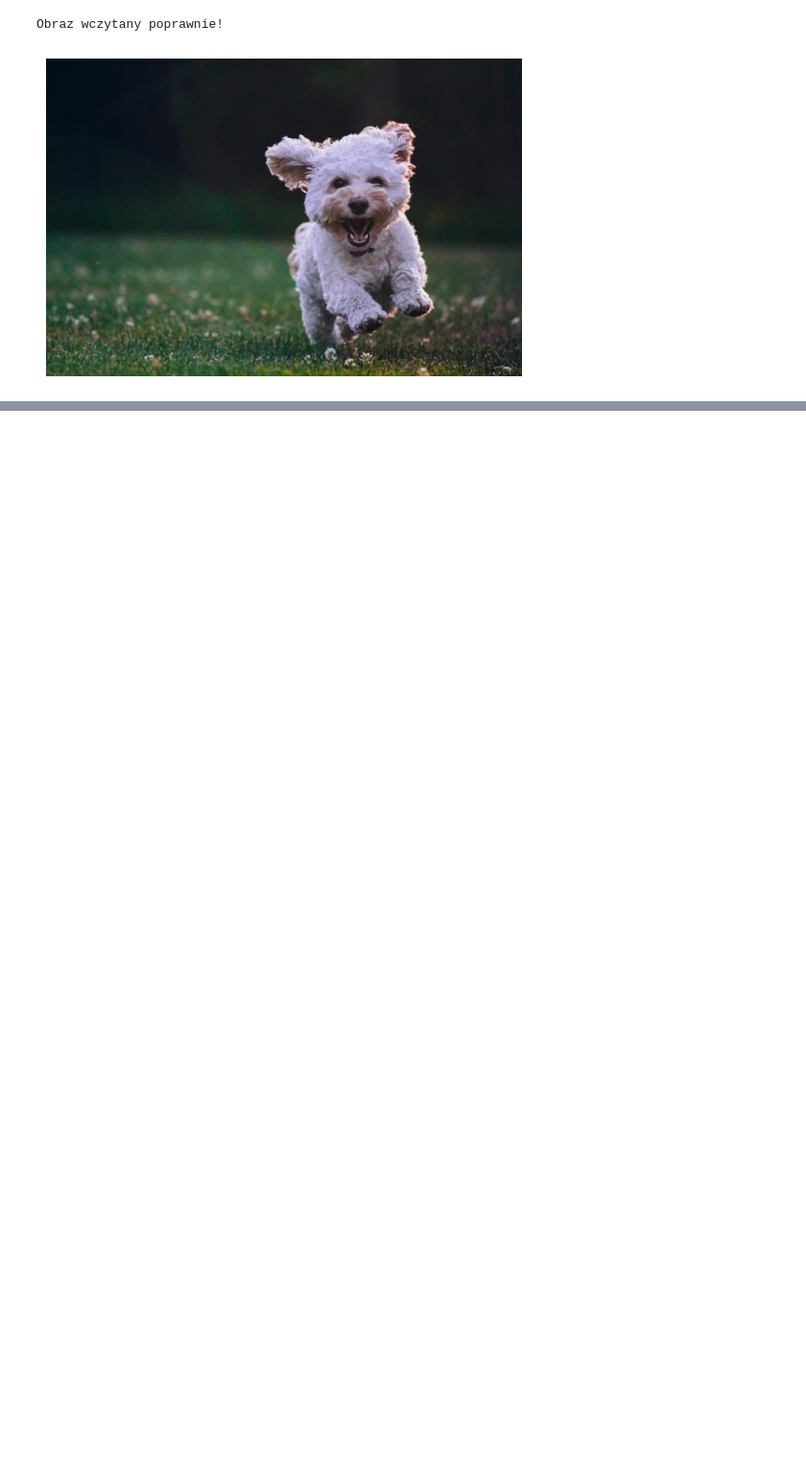
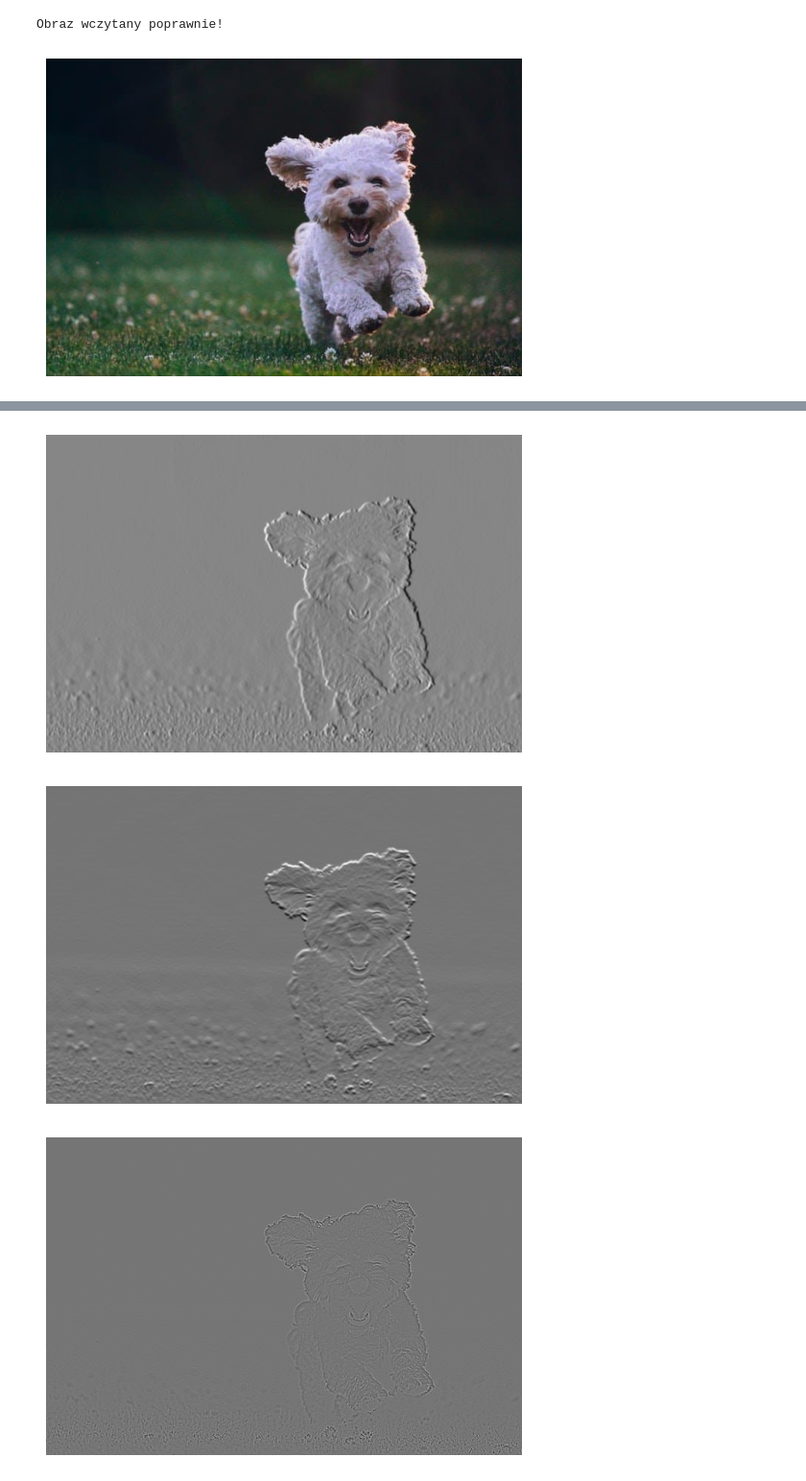
Before and after one commit to kat-pierzchala/OpenCV_Scikit-image, a Jupyter notebook: OpenCV_SKI.ipynb, the cells around one changed output, grey strips where cells are left out. Shown at 96% size. Cells and saved outputs as stored; diff of their text form; code cells hidden in the pictures; blank space fills up the shorter version.

```diff
--- a/OpenCV_SKI.ipynb
+++ b/OpenCV_SKI.ipynb
@@ -51,0 +75,18 @@ plt.show()
+# %%
+sobel_x = cv2.Sobel(obraz_szary, cv2.CV_64F, 1, 0, ksize=5)  # Gradient w poziomie
+sobel_y = cv2.Sobel(obraz_szary, cv2.CV_64F, 0, 1, ksize=5)  # Gradient w pionie
+plt.imshow(sobel_x, cmap="gray")
+plt.axis("off")
+plt.show()
+plt.imshow(sobel_y, cmap="gray")
+plt.axis("off")
+plt.show()
+
+laplacian = cv2.Laplacian(obraz_szary, cv2.CV_64F)
+plt.imshow(laplacian, cmap="gray")
+plt.axis("off")
+plt.show()
+# %% [output]
+[figure, added]
+[figure, added]
+[figure, added]
```
Also changed, not shown: parts of 11 cells of this notebook, 1 other file.
